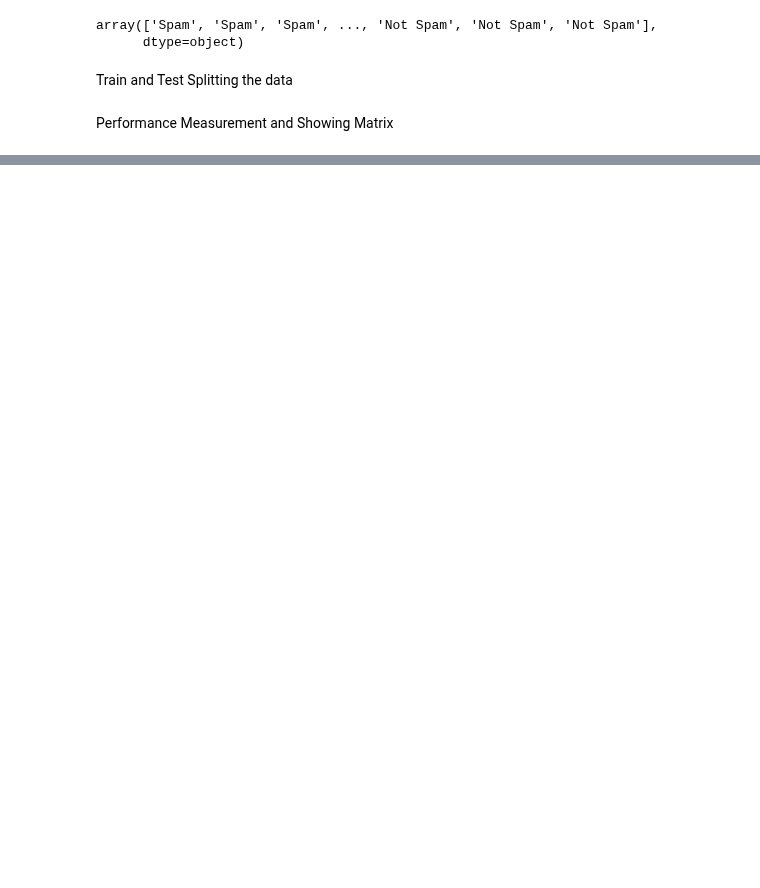
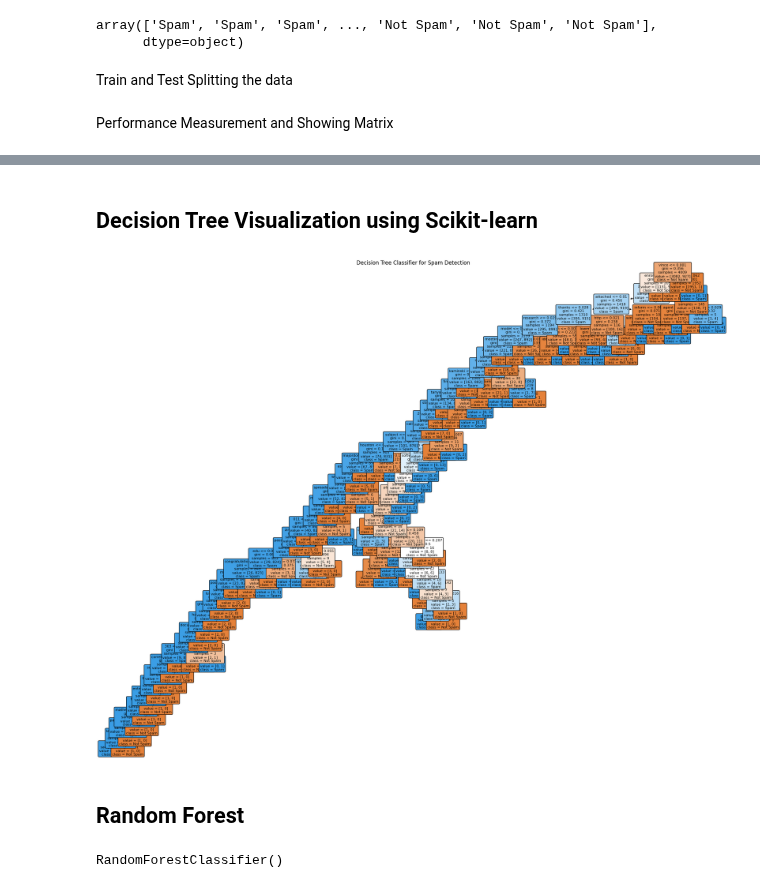
Before and after one commit to rizanatlanta-dsproj/Spam-Email-Detection, a Jupyter notebook: Spamdetection.ipynb, the cells around one changed output, grey strips where cells are left out. Drawn from its saved outputs; the diff is of its cells as text; code cells hidden in the pictures; blank space fills up the shorter version.

```diff
--- a/Spamdetection.ipynb
+++ b/Spamdetection.ipynb
@@ -226,0 +382,28 @@ def perform(y_pred):
+# %% [markdown]
+## Decision Tree Visualization using Scikit-learn
+# %%
+from sklearn.tree import plot_tree
+import matplotlib.pyplot as plt
+
+# Set a larger figure size for better readability
+plt.figure(figsize=(25,20))
+
+# Visualize the Decision Tree
+plot_tree(model_dt,
+          feature_names=feature_names,
+          class_names=class_names,
+          filled=True,
+          rounded=True,
+          fontsize=8)
+
+plt.title("Decision Tree Classifier for Spam Detection")
+plt.show()
+# %% [output]
+[figure, added]
+# %% [markdown]
+## Random Forest
+# %%
+model_rf = RandomForestClassifier()
+model_rf.fit(X_train_tfidf, y_train)
+# %% [output]
+RandomForestClassifier()
```
Also changed, not shown: parts of 38 cells of this notebook.
